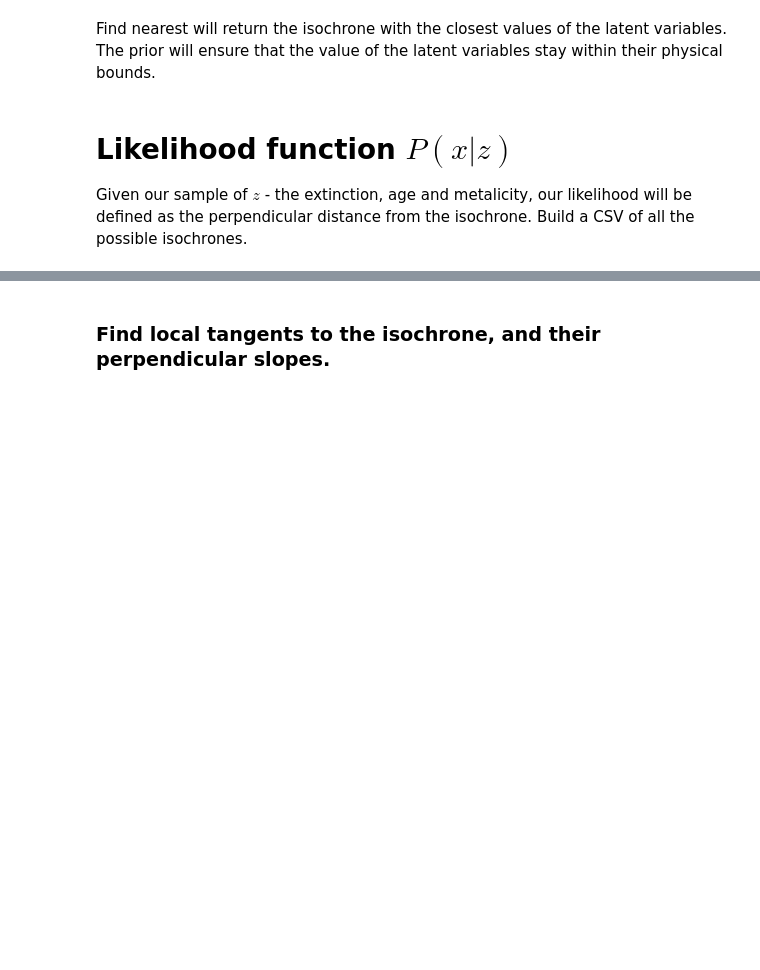
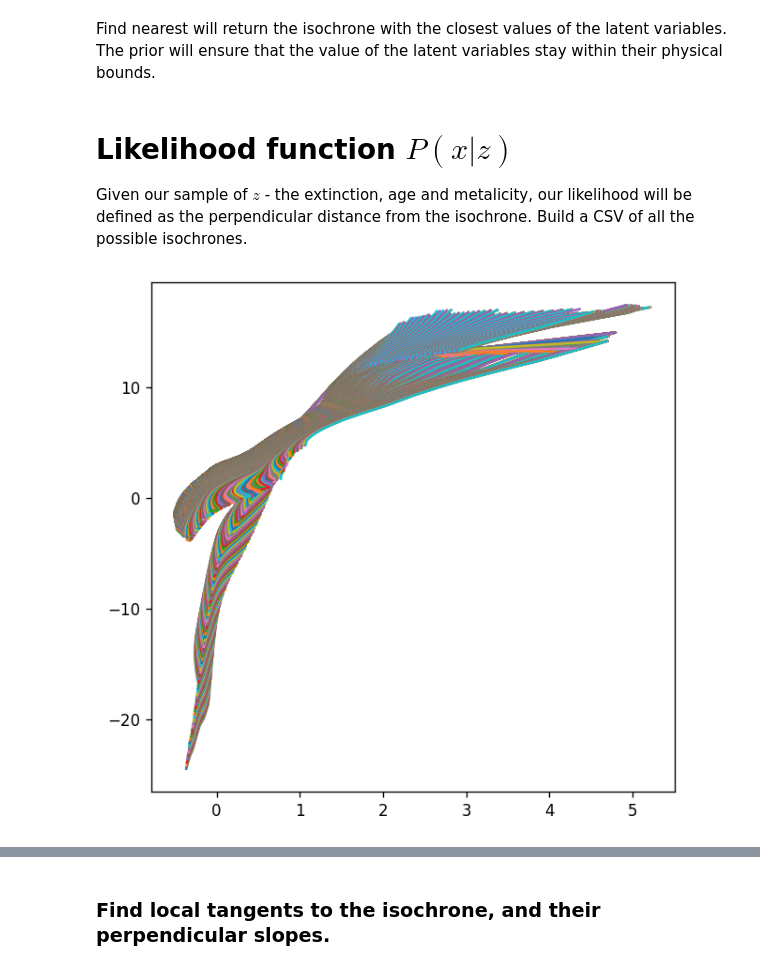
Before and after one commit to ocallam6/VaeStar, a Jupyter notebook: data_prep.ipynb, the cells around one changed output, grey strips where cells are left out. Drawn from its saved outputs; the diff is of its cells as text; code cells hidden in the pictures; blank space fills up the shorter version.

```diff
--- a/data_prep.ipynb
+++ b/data_prep.ipynb
@@ -217,12 +217,19 @@ Build a CSV of all the possible isochrones.
 # %%
 massgrid = 10*np.linspace(np.log10(0.1),np.log10(10), 1000)
 logagegrid = np.linspace(5,10.3,105)
 fehgrid = np.linspace(-4,0.5,90)
 dfs=[]
 for feh in fehgrid:
     for lage in logagegrid:
         iso = pd.DataFrame(ii(massgrid, lage, feh))
         dfs.append(iso[iso['phase']==0].reset_index(drop=True))
+
+fig = plt.figure(figsize=(6, 6), dpi=120)
+for isochrone in dfs:
+    plt.plot(isochrone['Gaia_BP_EDR3']-isochrone['Gaia_RP_EDR3'], isochrone['Gaia_G_EDR3'],
+                    )
+# %% [output]
+[figure, added]
 # %%
 fig = plt.figure(figsize=(6, 6), dpi=120)
 for isochrone in dfs:
```
Also changed, not shown: parts of 8 cells of this notebook, 5 other files.
